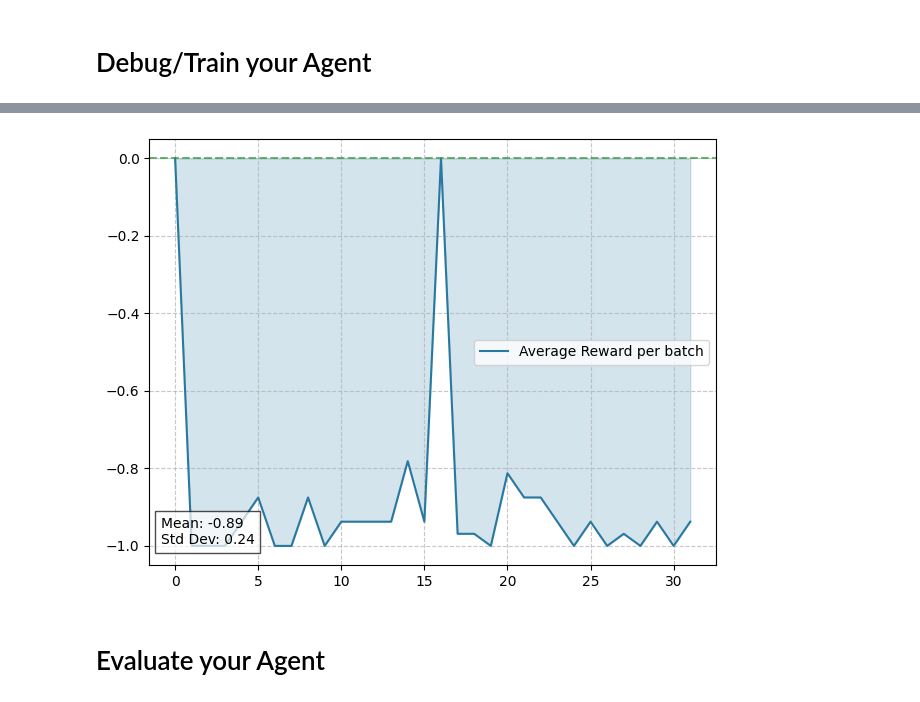
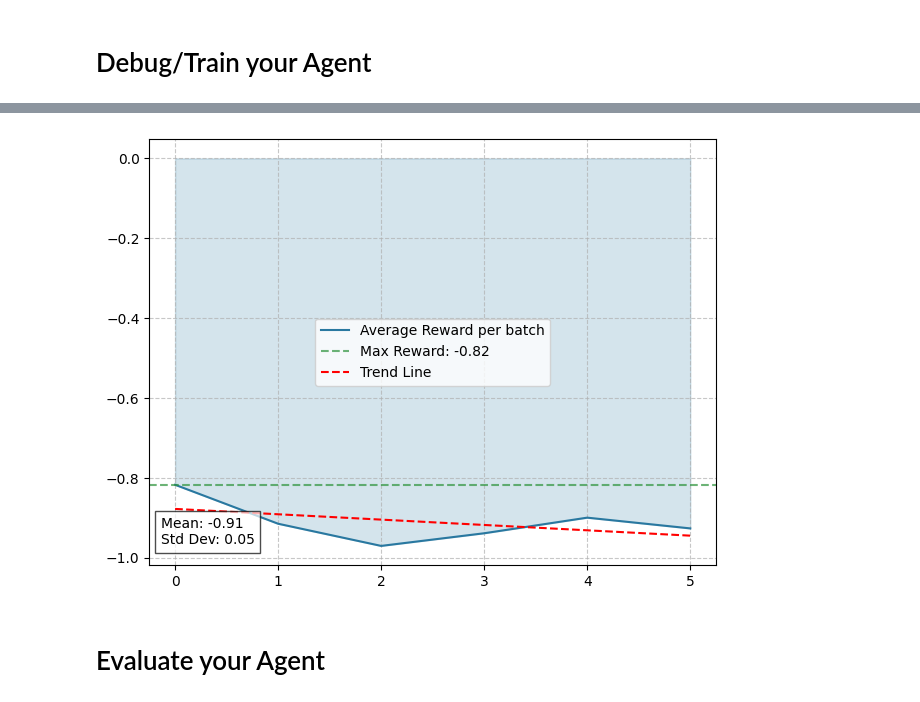
Before and after one commit to saxenabhishek/ConnectX, a Jupyter notebook: ConnectX_Getting_Started.ipynb, the cells around one changed output, grey strips where cells are left out. Drawn from its saved outputs; the diff is of its cells as text; code cells hidden in the pictures.

```diff
--- a/ConnectX_Getting_Started.ipynb
+++ b/ConnectX_Getting_Started.ipynb
@@ -139,25 +206,32 @@ input_shape = (6, 7) # shape of the board
 num_actions = 7 # 7 columns to put coin in
 
 agent = DQNAgent(input_shape, num_actions)
-replay_buffer = ReplayBuffer(200)
+replay_buffer = ReplayBuffer(35*16)
 batch_size = 32
 
 reward_history = []
+loss_history = []
+
+def mean_reward(rewards):
+    return sum(rewards) / float(len(rewards))
 # %%
 %%time
 
 trainer = env.train([None, "negamax"])
 
-total_episodes = 500
+total_episodes = 1000
 
-_r = [0]
+_r = []
+_l = []
 observation = trainer.reset()
 
 import tqdm
-for episode in tqdm.notebook.tnrange(total_episodes):
+for episode in tqdm.notebook.tnrange(1, total_episodes):
     if episode % batch_size == 0:
         reward_history.append(mean_reward(_r))
+        loss_history.append(mean_reward(_l))
         _r=[]
+        _l=[]
 
     done=False
     while not done:
@@ -167,7 +241,9 @@ for episode in tqdm.notebook.tnrange(total_episodes):
         replay_buffer.add(observation.board, action, reward, new_observation.board, done)
         observation = new_observation
 
-        agent.train(replay_buffer, batch_size)
+        loss_item = agent.train(replay_buffer, batch_size)
+        if loss_item != None:
+            _l.append(loss_item)
 
     _r.append(reward)
     trainer.reset()
@@ -177,25 +250,51 @@ Wall time: 7min 3s
 # %%
 import seaborn as sns
 import matplotlib.pyplot as plt
-ax =sns.lineplot(reward_history, label='Average Reward per batch', linewidth=1.5,color='#2978A0')
+import numpy as np
+from scipy.ndimage import gaussian_filter1d
 
-plt.text(0.02, 0.05, f'Mean: {np.mean(reward_history):.2f}\nStd Dev: {np.std(reward_history):.2f}',
-         transform=ax.transAxes, fontsize=10, bbox=dict(facecolor='white', alpha=0.7))
+def plot_reward_history(reward_history, smoothing=0, show_trend=False, trend_color='orange'):
+    """
+    Plots reward history with optional smoothing and trend line.
+    Args:
+        reward_history (list or np.ndarray): The list of rewards.
+        smoothing (float): Smoothing factor for Gaussian filter (0 for no smoothing).
+        show_trend (bool): If True, adds a trend line to the plot.
+        trend_color (str): Color of the trend line.
+    """
+    if smoothing > 0:
+        reward_history = gaussian_filter1d(reward_history, sigma=smoothing)
 
-max_reward = max(reward_history)
-plt.axhline(y=max_reward, color='#2E933C', linestyle='--', alpha=0.7,
-            label=f'Max Reward: {max_reward:.2f}')
+    # Plotting the reward history
+    ax = sns.lineplot(reward_history, label='Average Reward per batch', linewidth=1.5, color='#2978A0')
 
-plt.fill_between(range(len(reward_history)), reward_history, alpha=0.2, color='#2978A0')
+    # Display mean and standard deviation
+    plt.text(0.02, 0.05, f'Mean: {np.mean(reward_history):.2f}\nStd Dev: {np.std(reward_history):.2f}',
+             transform=ax.transAxes, fontsize=10, bbox=dict(facecolor='white', alpha=0.7))
 
+    # Highlighting the max reward
+    max_reward = max(reward_history)
+    plt.axhline(y=max_reward, color='#2E933C', linestyle='--', alpha=0.7,
+                label=f'Max Reward: {max_reward:.2f}')
 
-plt.grid(True, linestyle='--', alpha=0.7)
+    # Adding a trend line if requested
+    if show_trend:
+        z = np.polyfit(range(len(reward_history)), reward_history, 1)
+        p = np.poly1d(z)
+        plt.plot(range(len(reward_history)), p(range(len(reward_history))),
+                 linestyle='--', color=trend_color, label='Trend Line')
 
-# Tighten layout and show the plot
-plt.tight_layout()
-plt.show()
+    # Shading under the curve
+    plt.fill_between(range(len(reward_history)), reward_history, alpha=0.2, color='#2978A0')
+
+    plt.grid(True, linestyle='--', alpha=0.7)
+    plt.legend()
+    plt.tight_layout()
+    plt.show()
+
+plot_reward_history(reward_history, smoothing=1, show_trend=True, trend_color='red')
 # %% [output]
-[figure, old version]
+[figure, new version]
 # %% [markdown]
 # Evaluate your Agent
 # %%
```
Also changed, not shown: parts of 13 cells of this notebook.
